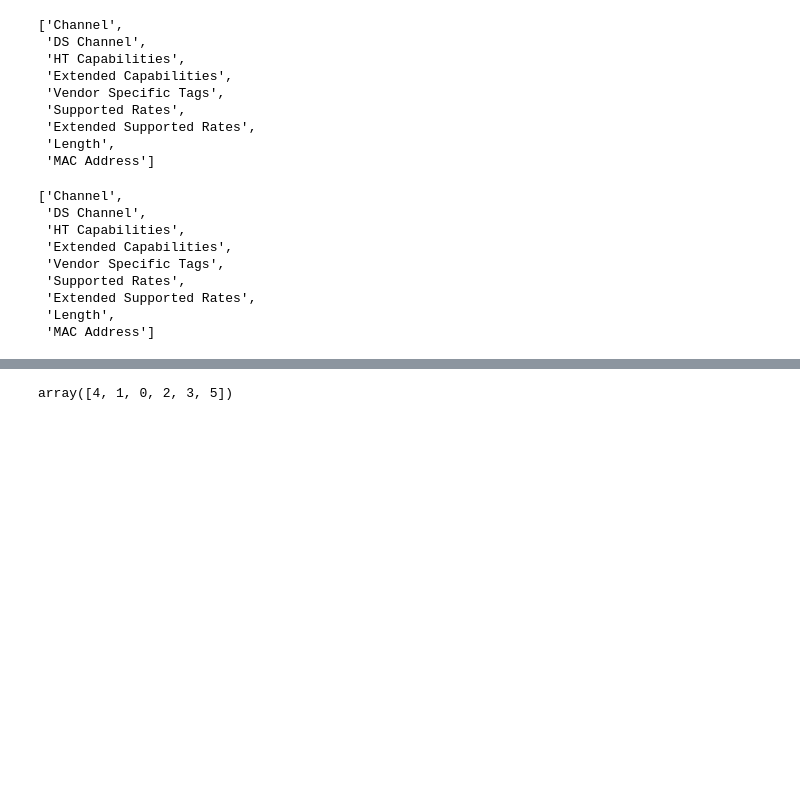
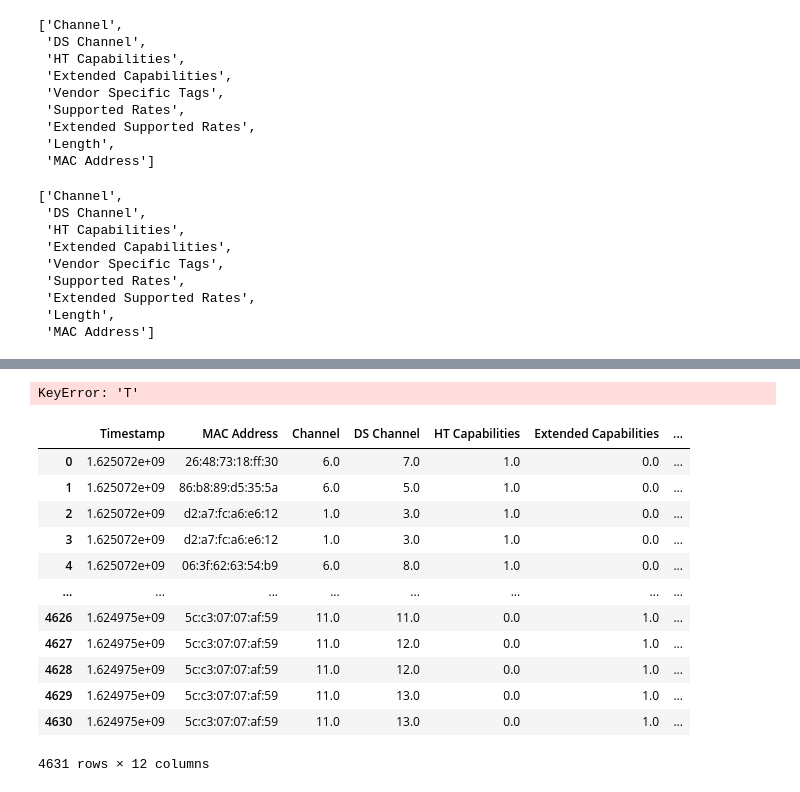
Before and after one commit to tugrul-kok/NMDA, a Jupyter notebook: HW3-MAC-De-Randomization/HW-3.ipynb, the cells around one changed output, grey strips where cells are left out. Drawn from its saved outputs; the diff is of its cells as text; code cells hidden in the pictures; blank space fills up the shorter version.

```diff
--- a/HW3-MAC-De-Randomization/HW-3.ipynb
+++ b/HW3-MAC-De-Randomization/HW-3.ipynb
@@ -309,0 +322,35 @@ print(result_df)
+# %%
+def preprocess(df):
+    # Drop columns with more than 60% missing values
+    nan_sum = df.isna().sum()
+    nan_percentage = (nan_sum/len(df))*100
+    col_drop = [nan_percentage.index[i] for i in range(len(nan_percentage)) if nan_percentage[i] > 60]
+    df = df.drop(col_drop, axis=1)
+
+    # Encode categorical features with less than 20 unique values
+    unique_elem = df.nunique()
+    features = [unique_elem.index[i] for i in range(len(unique_elem)-1) if unique_elem[i] < 20]
+    df = encoder(df, features)
+
+    return df
+# %%
+# Preprocess each dataframe in the random_dfs_df
+preprocessed_dfs = random_dfs_df.applymap(preprocess)
+del random_dfs_df
+# %%
+test_sets_to_modify = ['Test Set 2', 'Test Set 3', 'Test Set 4', 'Test Set 5']
+
+# Loop through each test set and modify the specified row
+for test_set in test_sets_to_modify:
+    # Retrieve the content of the specified test set and row
+    current_content = preprocessed_dfs[test_set][4]
+
+    # Create an empty string or NaN value to replace the content
+    # You can use an empty string ('') or np.nan depending on your preference
+    empty_content = ''  # Replace with np.nan if you prefer NaN values
+
+    # Replace the content in the specified test set and row with the empty value
+    preprocessed_dfs.at[4, test_set] = empty_content
+
+# Print the updated DataFrame
+preprocessed_dfs
@@ -342,4 +370,27 @@ combined_df = pd.concat([combined_df, challenge_dfs[random_indices[0]]], ignore_
-# %%
-np.random.choice(len(challenge_dfs), 6, replace=False)
-# %% [output]
-array([4, 1, 0, 2, 3, 5])
+# %%
+# Calculate V-measure score for different values of N for each test set in preprocessed_dfs
+results = {}
+for i in range(0,5):
+    for j in range(0,6):
+        for N in range (0, len(usable_features)+1):
+            df_clustered = preprocessed_dfs.iloc[i,j].copy()
+        _, _, _, v, error = cluster_rows(preprocessed_dfs.iloc[i,j], N)
+        results[f"Test Set {i+1} - K={j+2} - N={N}"] = v
+# %% [output]
+KeyError: 'T'
+# %%
+preprocessed_dfs.at[0, 'Test Set 1']
+# %% [output]
+|  | Timestamp | MAC Address | Channel | DS Channel | HT Capabilities | Extended Capabilities | ... |
+| 0 | 1.625072e+09 | 26:48:73:18:ff:30 | 6.0 | 7.0 | 1.0 | 0.0 | ... |
+| 1 | 1.625072e+09 | 86:b8:89:d5:35:5a | 6.0 | 5.0 | 1.0 | 0.0 | ... |
+| 2 | 1.625072e+09 | d2:a7:fc:a6:e6:12 | 1.0 | 3.0 | 1.0 | 0.0 | ... |
+| 3 | 1.625072e+09 | d2:a7:fc:a6:e6:12 | 1.0 | 3.0 | 1.0 | 0.0 | ... |
+| 4 | 1.625072e+09 | 06:3f:62:63:54:b9 | 6.0 | 8.0 | 1.0 | 0.0 | ... |
+| ... | ... | ... | ... | ... | ... | ... | ... |
+| 4626 | 1.624975e+09 | 5c:c3:07:07:af:59 | 11.0 | 11.0 | 0.0 | 1.0 | ... |
+| 4627 | 1.624975e+09 | 5c:c3:07:07:af:59 | 11.0 | 12.0 | 0.0 | 1.0 | ... |
+| 4628 | 1.624975e+09 | 5c:c3:07:07:af:59 | 11.0 | 12.0 | 0.0 | 1.0 | ... |
+| 4629 | 1.624975e+09 | 5c:c3:07:07:af:59 | 11.0 | 13.0 | 0.0 | 1.0 | ... |
+| 4630 | 1.624975e+09 | 5c:c3:07:07:af:59 | 11.0 | 13.0 | 0.0 | 1.0 | ... |
+4631 rows × 12 columns
```
Also changed, not shown: parts of 12 cells of this notebook.
